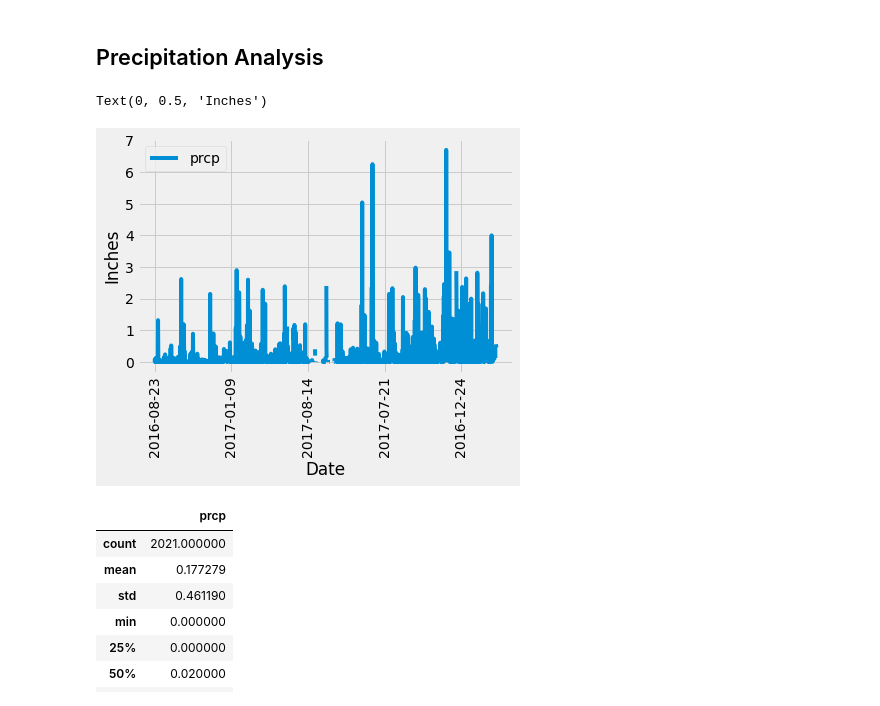
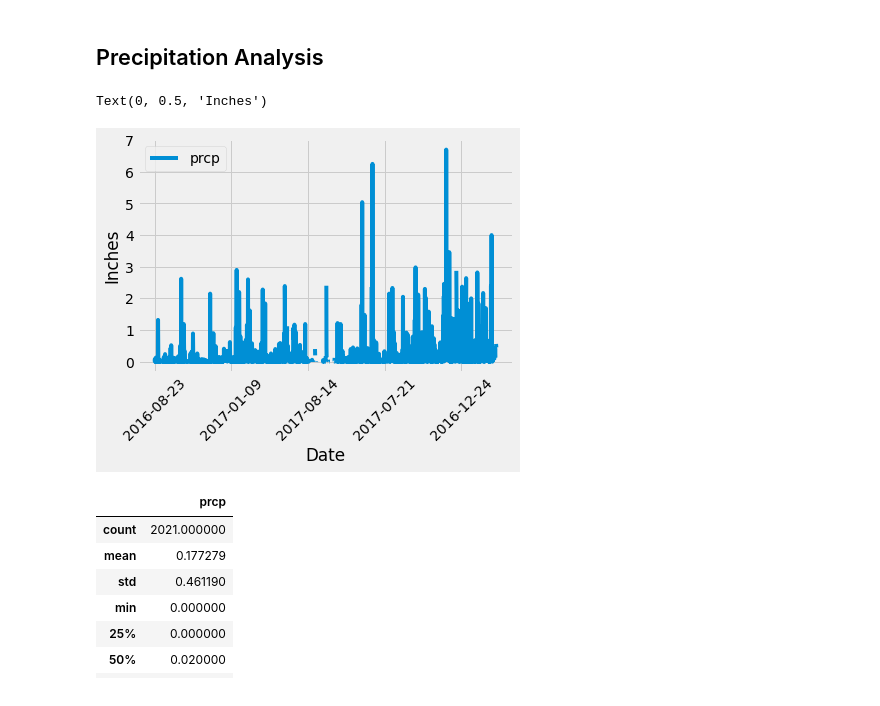
Before and after one commit to DMVance/climate-app, a Jupyter notebook: climate.ipynb, the cells around one changed output. Drawn from its saved outputs; the diff is of its cells as text; code cells hidden in the pictures.

```diff
--- a/climate_starter.ipynb
+++ b/climate.ipynb
@@ -134,12 +125,12 @@ df = pd.read_sql(precip_measurements, conn)
 df.sort_values(by="date")
 df.set_index("date", inplace=True)
 # %%
-ax = df.plot(rot=90)
+ax = df.plot(rot=45)
 ax.set_xlabel("Date")
 ax.set_ylabel("Inches")
 # %% [output]
 Text(0, 0.5, 'Inches')
-[figure, old version]
+[figure, new version]
 # %%
 # Use Pandas to calculate the summary statistics for the precipitation data
 df.describe()
```
Also changed, not shown: parts of 14 cells of this notebook.
